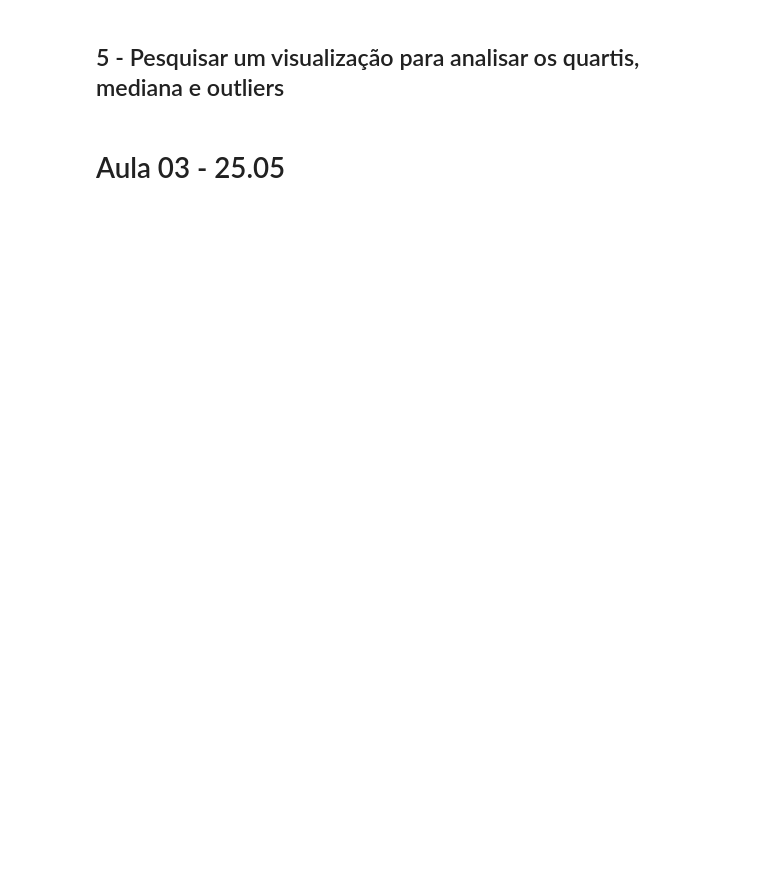
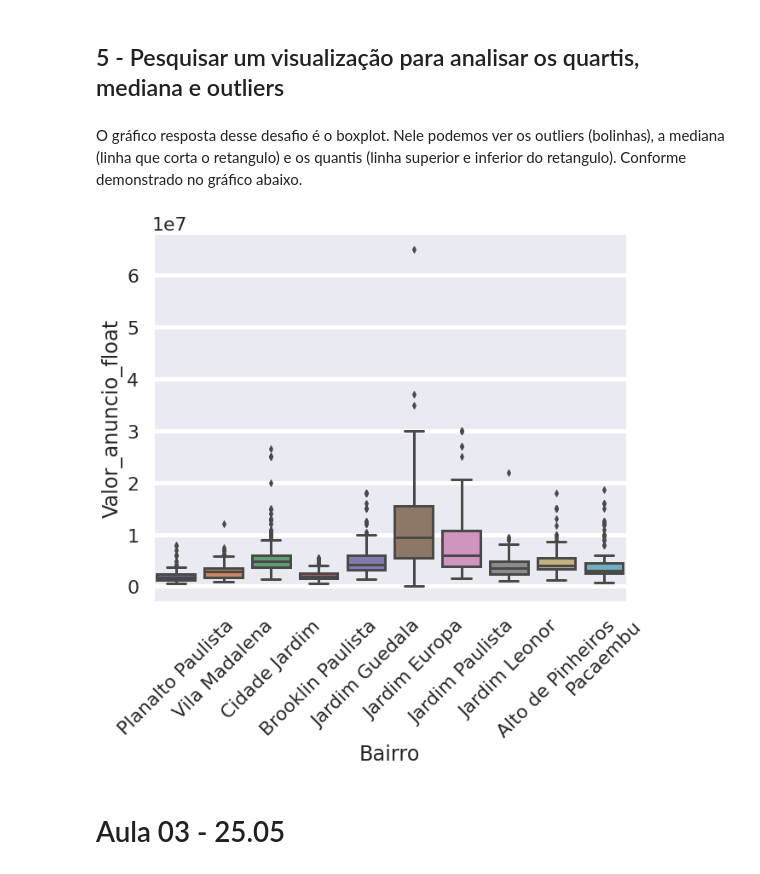
Before and after one commit to wertonr/Estudos, a Jupyter notebook: Alura_Imersao_dados_4.ipynb, the cells around one changed output. Saved outputs shown, nothing was run; the diff lists cells and outputs as text; code cells hidden in the pictures; blank space fills up the shorter version.

```diff
--- a/Alura_Imersao_dados_4.ipynb
+++ b/Alura_Imersao_dados_4.ipynb
@@ -560,5 +648,15 @@ plt.show()
 # %% [markdown]
 ## 5 - Pesquisar um visualização para analisar os quartis, mediana e outliers
+# %% [markdown]
+O gráfico resposta desse desafio é o boxplot. Nele podemos ver os outliers (bolinhas), a mediana (linha que corta o retangulo) e os quantis (linha superior e inferior do retangulo). Conforme demonstrado no gráfico abaixo.
+# %%
+# o gráfico resposta desse desafio é o boxplot. Nele podemos ver os outliers (bolinhas), a mediana (linha que corta o retangulo)
+plt.figure(figsize=(10, 8))
+ax = sns.boxplot(data = dados_vendas.query("Bairro in @top_bairros"), x="Bairro", y="Valor_anuncio_float")
+ax.tick_params(axis='x', rotation=45)
+plt.show()
+# %% [output]
+[figure, added]
 # %% [markdown]
 # Aula 03 - 25.05
 # %%
```
Also changed, not shown: parts of 7 cells of this notebook.
